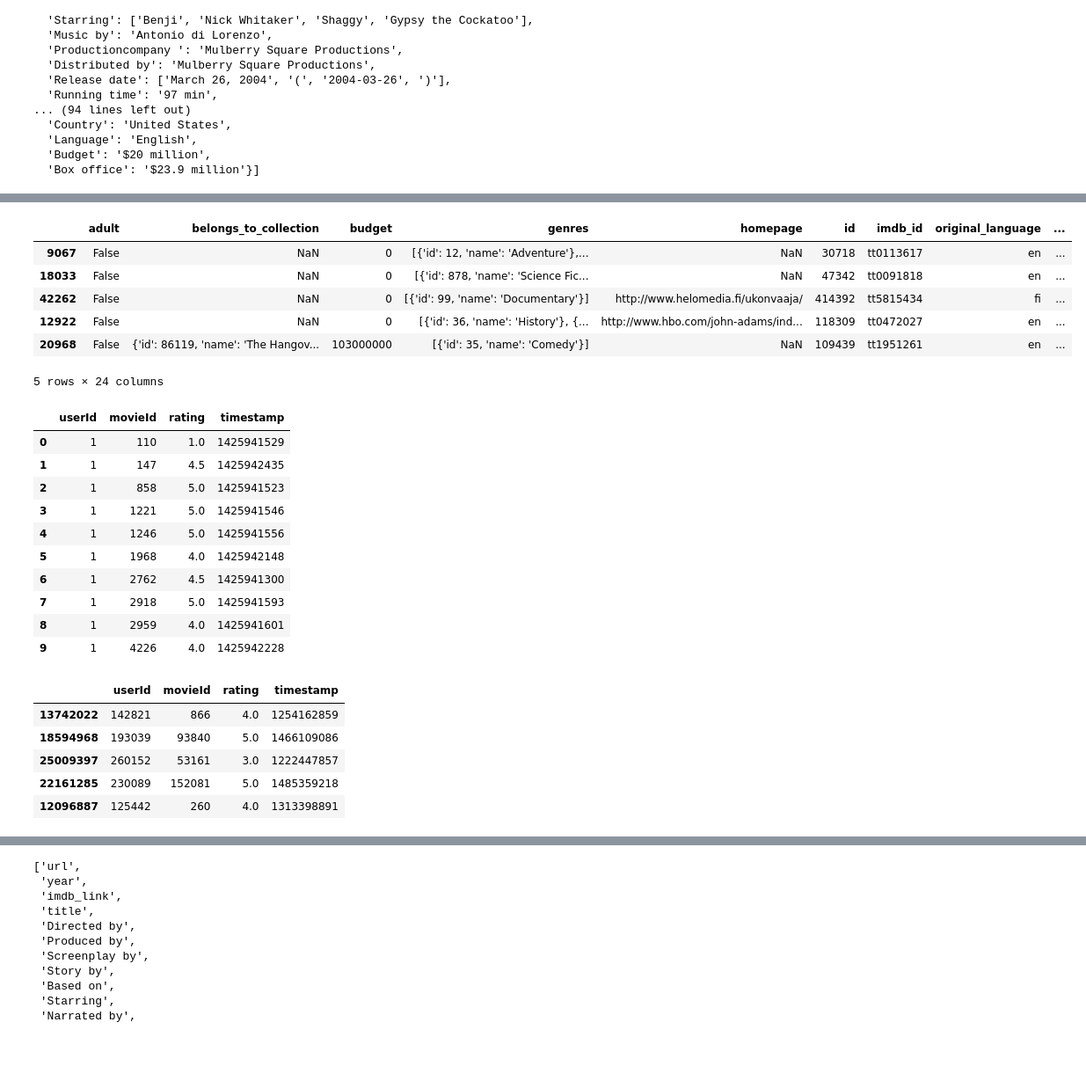
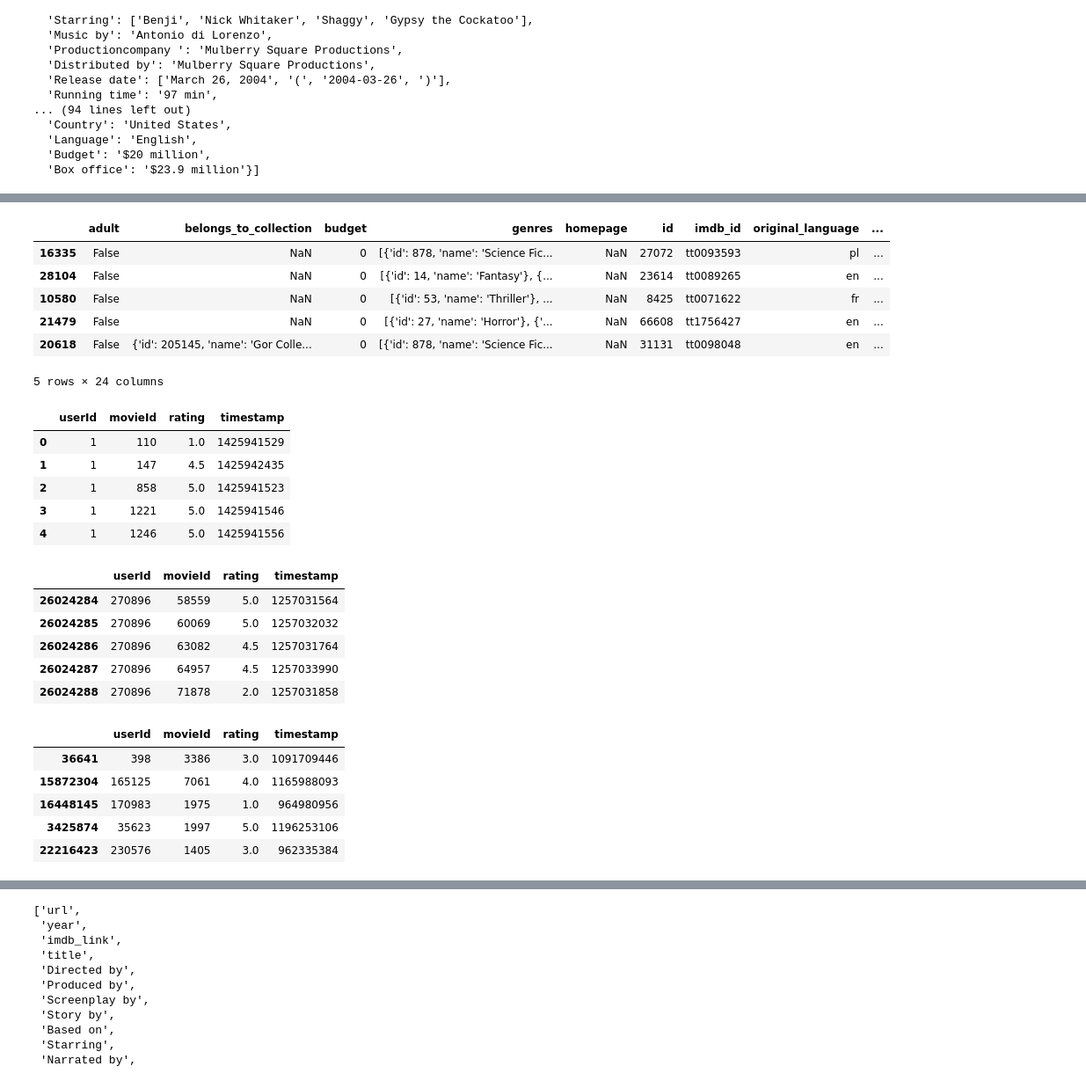
Before and after one commit to lopezroxann/Movies-ETL, a Jupyter notebook: clean_movie_data.ipynb, the cells around one changed output, grey strips where cells are left out. Shown: that part at 88% size. Saved outputs shown, nothing was run; the diff lists cells and outputs as text; code cells hidden in the pictures; blank space fills up the shorter version.

```diff
--- a/clean_movie_data.ipynb
+++ b/clean_movie_data.ipynb
@@ -111,15 +101,15 @@ kaggle_metadata.tail(10)
 # %%
-kaggle_metadata.sample(5)
+kaggle_metadata.sample(n=5)
 # %% [output]
 |  | adult | belongs_to_collection | budget | genres | homepage | id | imdb_id | original_language | ... |
-| 9067 | False | NaN | 0 | [{'id': 12, 'name': 'Adventure'},... | NaN | 30718 | tt0113617 | en | ... |
-| 18033 | False | NaN | 0 | [{'id': 878, 'name': 'Science Fic... | NaN | 47342 | tt0091818 | en | ... |
-| 42262 | False | NaN | 0 | [{'id': 99, 'name': 'Documentary'}] | http://www.helomedia.fi/ukonvaaja/ | 414392 | tt5815434 | fi | ... |
-| 12922 | False | NaN | 0 | [{'id': 36, 'name': 'History'}, {... | http://www.hbo.com/john-adams/ind... | 118309 | tt0472027 | en | ... |
-| 20968 | False | {'id': 86119, 'name': 'The Hangov... | 103000000 | [{'id': 35, 'name': 'Comedy'}] | NaN | 109439 | tt1951261 | en | ... |
+| 16335 | False | NaN | 0 | [{'id': 878, 'name': 'Science Fic... | NaN | 27072 | tt0093593 | pl | ... |
+| 28104 | False | NaN | 0 | [{'id': 14, 'name': 'Fantasy'}, {... | NaN | 23614 | tt0089265 | en | ... |
+| 10580 | False | NaN | 0 | [{'id': 53, 'name': 'Thriller'}, ... | NaN | 8425 | tt0071622 | fr | ... |
+| 21479 | False | NaN | 0 | [{'id': 27, 'name': 'Horror'}, {'... | NaN | 66608 | tt1756427 | en | ... |
+| 20618 | False | {'id': 205145, 'name': 'Gor Colle... | 0 | [{'id': 878, 'name': 'Science Fic... | NaN | 31131 | tt0098048 | en | ... |
 5 rows × 24 columns
 # %%
-ratings.head(10)
+ratings.head(5)
 # %% [output]
 |  | userId | movieId | rating | timestamp |
 | 0 | 1 | 110 | 1.0 | 1425941529 |
@@ -127,17 +117,21 @@ ratings.head(10)
 | 2 | 1 | 858 | 5.0 | 1425941523 |
 | 3 | 1 | 1221 | 5.0 | 1425941546 |
 | 4 | 1 | 1246 | 5.0 | 1425941556 |
-| 5 | 1 | 1968 | 4.0 | 1425942148 |
-| 6 | 1 | 2762 | 4.5 | 1425941300 |
-| 7 | 1 | 2918 | 5.0 | 1425941593 |
-| 8 | 1 | 2959 | 4.0 | 1425941601 |
-| 9 | 1 | 4226 | 4.0 | 1425942228 |
+# %%
+ratings.tail(5)
+# %% [output]
+|  | userId | movieId | rating | timestamp |
+| 26024284 | 270896 | 58559 | 5.0 | 1257031564 |
+| 26024285 | 270896 | 60069 | 5.0 | 1257032032 |
+| 26024286 | 270896 | 63082 | 4.5 | 1257031764 |
+| 26024287 | 270896 | 64957 | 4.5 | 1257033990 |
+| 26024288 | 270896 | 71878 | 2.0 | 1257031858 |
 # %%
-ratings.sample(5)
+ratings.sample(n=5)
 # %% [output]
 |  | userId | movieId | rating | timestamp |
-| 13742022 | 142821 | 866 | 4.0 | 1254162859 |
-| 18594968 | 193039 | 93840 | 5.0 | 1466109086 |
-| 25009397 | 260152 | 53161 | 3.0 | 1222447857 |
-| 22161285 | 230089 | 152081 | 5.0 | 1485359218 |
-| 12096887 | 125442 | 260 | 4.0 | 1313398891 |
+| 36641 | 398 | 3386 | 3.0 | 1091709446 |
+| 15872304 | 165125 | 7061 | 4.0 | 1165988093 |
+| 16448145 | 170983 | 1975 | 1.0 | 964980956 |
+| 3425874 | 35623 | 1997 | 5.0 | 1196253106 |
+| 22216423 | 230576 | 1405 | 3.0 | 962335384 |
```
Also changed, not shown: parts of 54 cells of this notebook.
